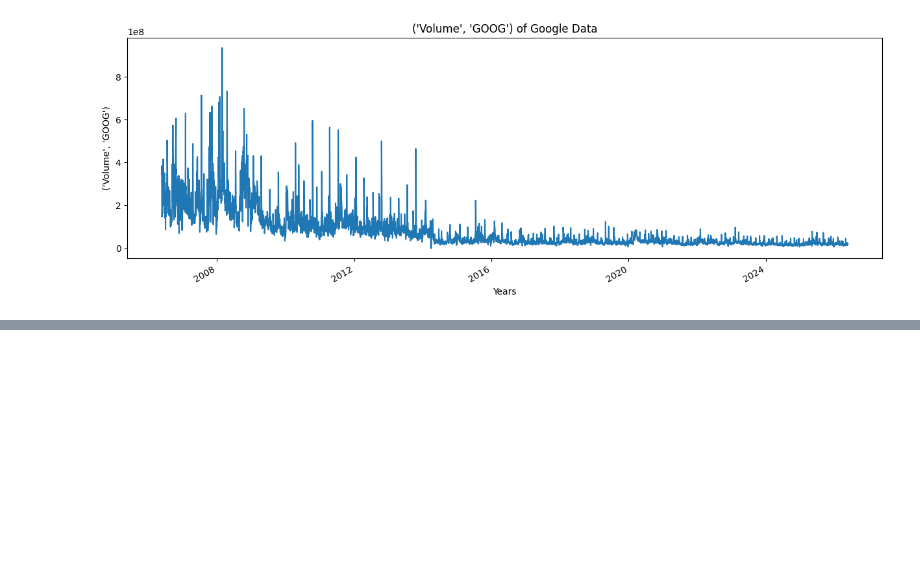
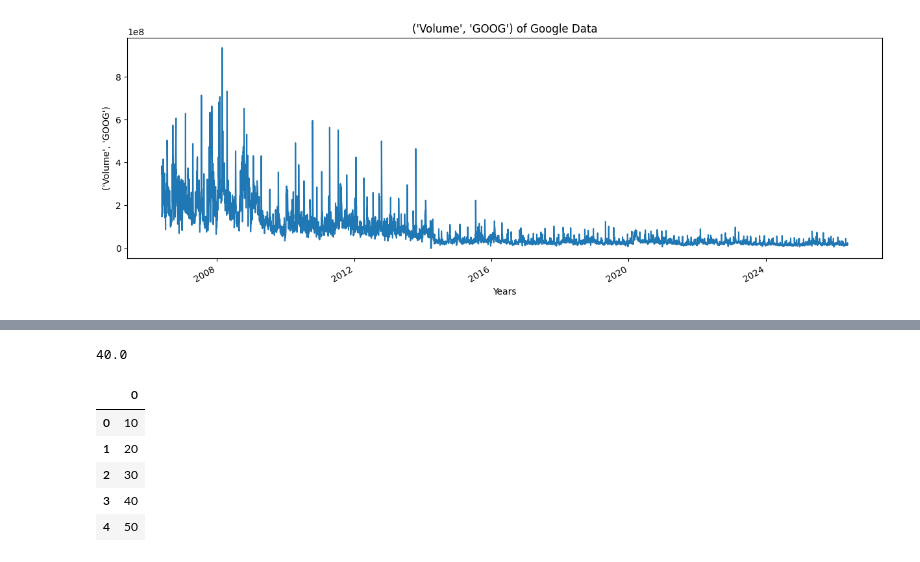
Before and after one commit to kanchana-Tejaswy/stock_market_predection, a Jupyter notebook: stock.ipynb, the cells around one changed output, grey strips where cells are left out. Saved outputs shown, nothing was run; the diff lists cells and outputs as text; code cells hidden in the pictures; blank space fills up the shorter version.

```diff
--- a/stock.ipynb
+++ b/stock.ipynb
@@ -144,0 +167,18 @@ for column in google_data.columns:
+# %%
+temp_data = [10 , 20 ,30 ,40 ,50 ,60 ,70 ,80 ,90 ,100]
+print(sum(temp_data[1:6])/5)
+# %% [output]
+40.0
+# %%
+import pandas as pd
+
+data = pd.DataFrame([10, 20, 30, 40, 50, 60, 70, 80, 90, 100])
+
+data.head()
+# %% [output]
+|  | 0 |
+| 0 | 10 |
+| 1 | 20 |
+| 2 | 30 |
+| 3 | 40 |
+| 4 | 50 |
```
Also changed, not shown: parts of 7 cells of this notebook.
